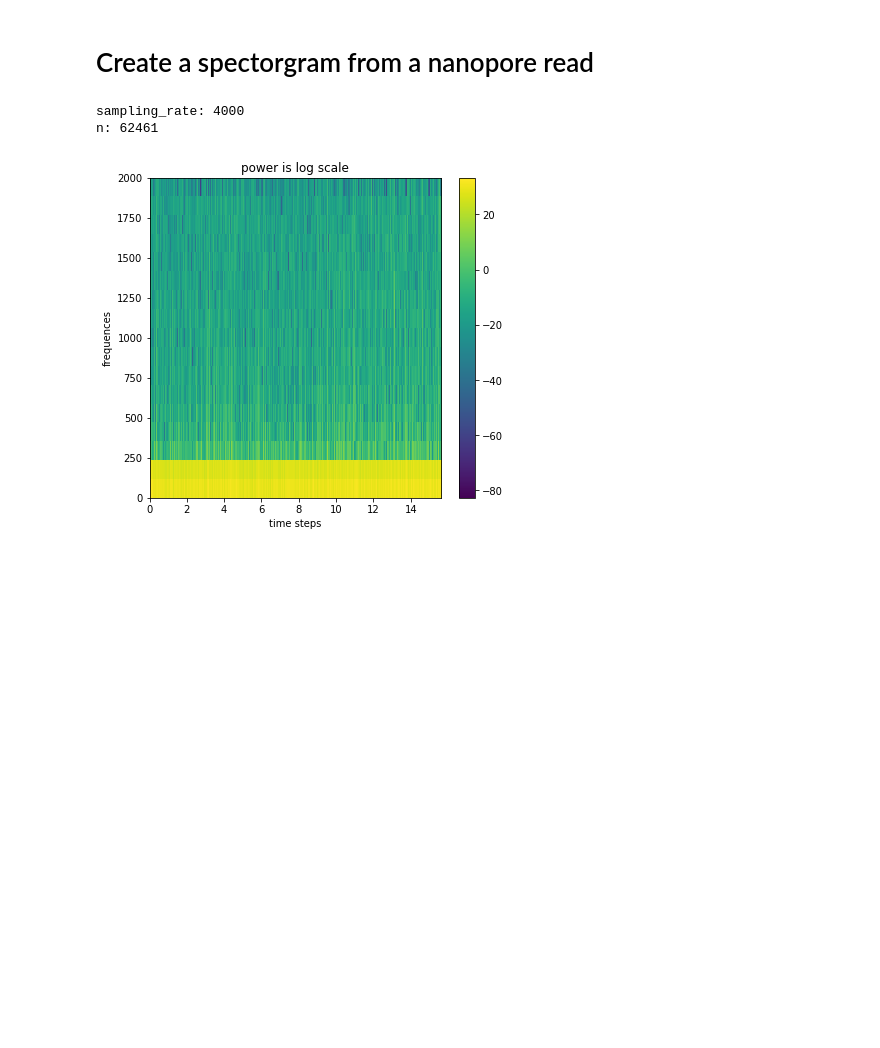
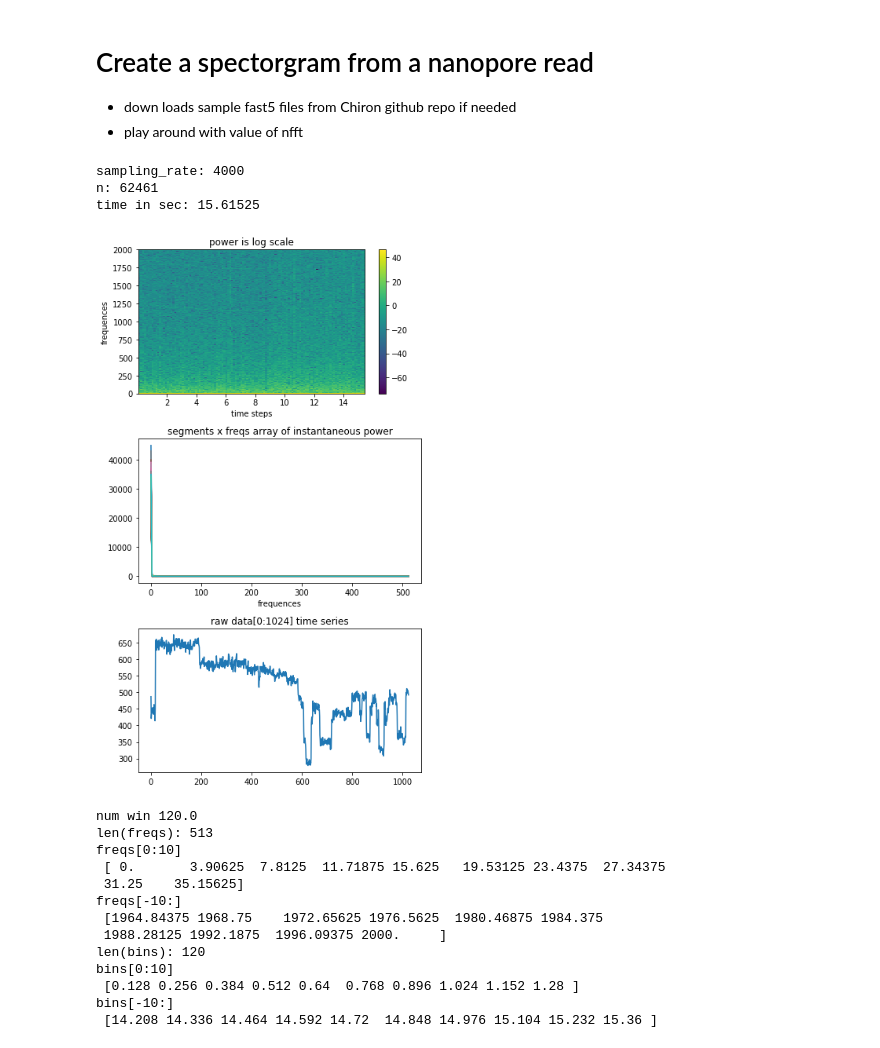
Before and after one commit to AEDWIP/DeepBio, a Jupyter notebook: nanoPoreSpectrogram.ipynb, the cells around one changed output. Drawn from its saved outputs; the diff is of its cells as text; code cells hidden in the pictures; blank space fills up the shorter version.

```diff
--- a/nanoPoreSpectrogram.ipynb
+++ b/nanoPoreSpectrogram.ipynb
@@ -1,5 +1,7 @@
 # %% [markdown]
 # Create a spectorgram from a nanopore read
+* down loads sample fast5 files from Chiron github repo if needed
+* play around with value of nfft
 # %%
 import h5py
 import matplotlib.pyplot as plt
@@ -25,5 +11,25 @@ if not os.path.exists(read1_fast5):
+# %%
+import os
+import requests
+
+file_name = "read1.fast5" # read2.fast5 read3.fast4 read5.fast5
+fast5_path = "data/" + file_name
+# note the download url is not the same as the url you use when you view the file in github
+# notice 'raw' and 'blob' are different
+#read_fast5_url = "https://github.com/haotianteng/Chiron/blob/master/chiron/example_data/" + file_name
+read_fast5_url = "https://raw.github.com/haotianteng/Chiron/master/chiron/example_data/" + file_name
+
+if not os.path.exists(fast5_path):
+    directory = os.path.dirname(fast5_path )
+    if not os.path.exists(directory):
+        os.makedirs(directory)
+    r = requests.get(read_fast5_url)
+    r.raise_for_status()
+    with open(fast5_path, "wb") as f:
+        for chunk in r.iter_content(32768):
+            f.write(chunk)
 # %%
-with h5py.File(read1_fast5, 'r') as fast5_data :
+with h5py.File(fast5_path, 'r') as fast5_data :
     # Get samping rate
     fast5_info = fast5_data['UniqueGlobalKey/channel_id'].attrs
     sampling_rate = fast5_info['sampling_rate'].astype('int_')
@@ -36,34 +42,65 @@ with h5py.File(read1_fast5, 'r') as fast5_data :
 n = len(raw_data)
 print("sampling_rate:", sampling_rate)
 print("n:", n)
+print("time in sec:", n / sampling_rate)
 # %% [output]
 sampling_rate: 4000
 n: 62461
+time in sec: 15.61525
 # %%
 # pxx is the segments x freqs array of instantaneous power,
 # freqs is the frequency vector,
 # bins are the centers of the time bins in which the power is
 #      computed,
 # im is the matplotlib.image.AxesImage instance
 
 fig = plt.figure(figsize=(6,10))
-grid = 211 # nrow, ncol, place in grid
+grid = 311 # nrow, ncol, place in grid
 plt.subplot(grid)
 
-nfft = 32
+nfft = 1024
 noverlap = int( nfft / 2 )
 pxx, freqs, bins, im = plt.specgram(raw_data, NFFT=nfft, Fs=sampling_rate,
                                     noverlap=noverlap,
 #                                         scale='linear'
                                    )
 
 plt.xlabel("time steps")
 plt.ylabel("frequences")
 plt.title("power is log scale")
 fig.colorbar(im)
 
+
+grid += 1
+plt.subplot(grid) # nrow, ncol, place in grid
+plt.plot(pxx)
+plt.xlabel("frequences")
+plt.title("segments x freqs array of instantaneous power")
+
+grid +=1
+plt.subplot(grid) # nrow, ncol, place in grid
+plt.plot(raw_data[0:nfft])
+plt.title("raw data[0:" + str(nfft) + "] time series")
+
 plt.tight_layout() # adjust so that labels do not over lap
 
 plt.show()
+
+print("num win", np.floor((n - nfft)/noverlap) + 1)
+print("len(freqs):", len(freqs), "\nfreqs[0:10]\n", freqs[0:10],"\nfreqs[-10:]\n", freqs[-10:] )
+print("len(bins):",  len(bins),  "\nbins[0:10]\n",  bins[0:10], "\nbins[-10:]\n",  bins[-10:])
 # %% [output]
-[figure, old version]
+[figure, new version]
+num win 120.0
+len(freqs): 513
+freqs[0:10]
+ [ 0.       3.90625  7.8125  11.71875 15.625   19.53125 23.4375  27.34375
+ 31.25    35.15625]
+freqs[-10:]
+ [1964.84375 1968.75    1972.65625 1976.5625  1980.46875 1984.375
+ 1988.28125 1992.1875  1996.09375 2000.     ]
+len(bins): 120
+bins[0:10]
+ [0.128 0.256 0.384 0.512 0.64  0.768 0.896 1.024 1.152 1.28 ]
+bins[-10:]
+ [14.208 14.336 14.464 14.592 14.72  14.848 14.976 15.104 15.232 15.36 ]
```
Also changed, not shown: parts of 1 cell of this notebook, 3 other files.
